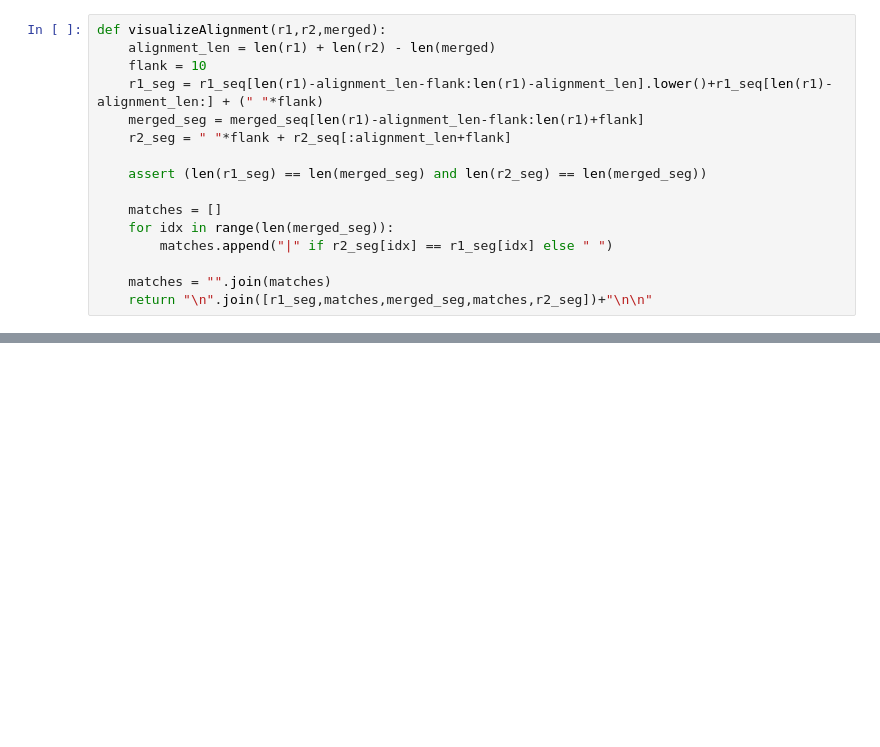
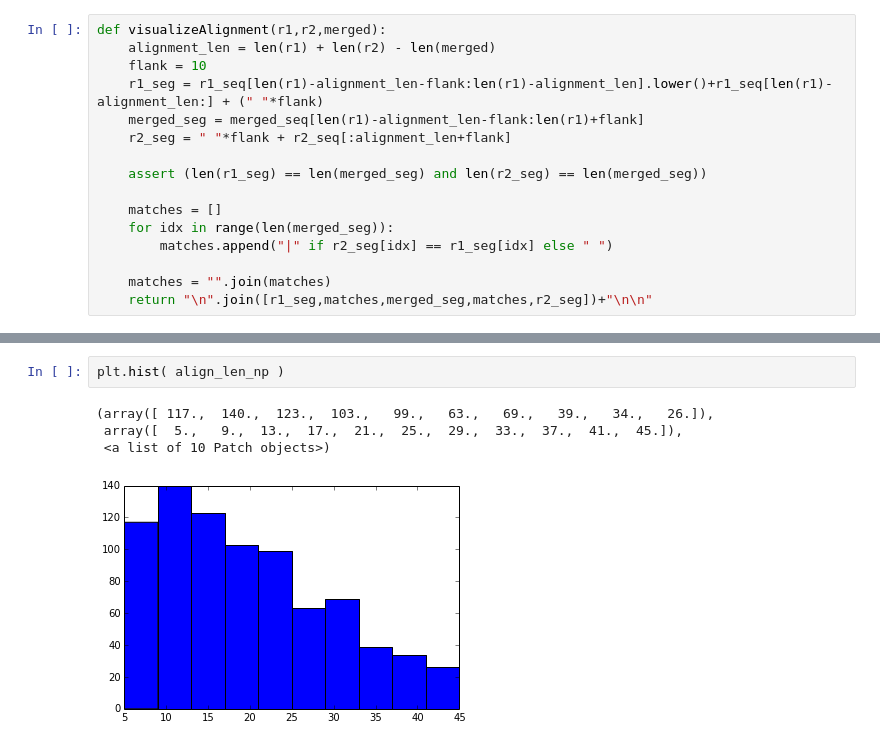
Before and after one commit to maubar/biotico-tools, a Jupyter notebook: ipython_nb/visualize_merged_paired_ends.ipynb, the cells around one changed output, grey strips where cells are left out. Cells and saved outputs as stored; diff of their text form; blank space fills up the shorter version.

```diff
--- a/ipython_nb/visualize_merged_paired_ends.ipynb
+++ b/ipython_nb/visualize_merged_paired_ends.ipynb
@@ -111,0 +129,7 @@ plt.plot(np.array([5,15]))
+# %%
+plt.hist( align_len_np )
+# %% [output]
+(array([ 117.,  140.,  123.,  103.,   99.,   63.,   69.,   39.,   34.,   26.]),
+ array([  5.,   9.,  13.,  17.,  21.,  25.,  29.,  33.,  37.,  41.,  45.]),
+ <a list of 10 Patch objects>)
+[figure, added]
```
Also changed, not shown: parts of 9 cells of this notebook.
